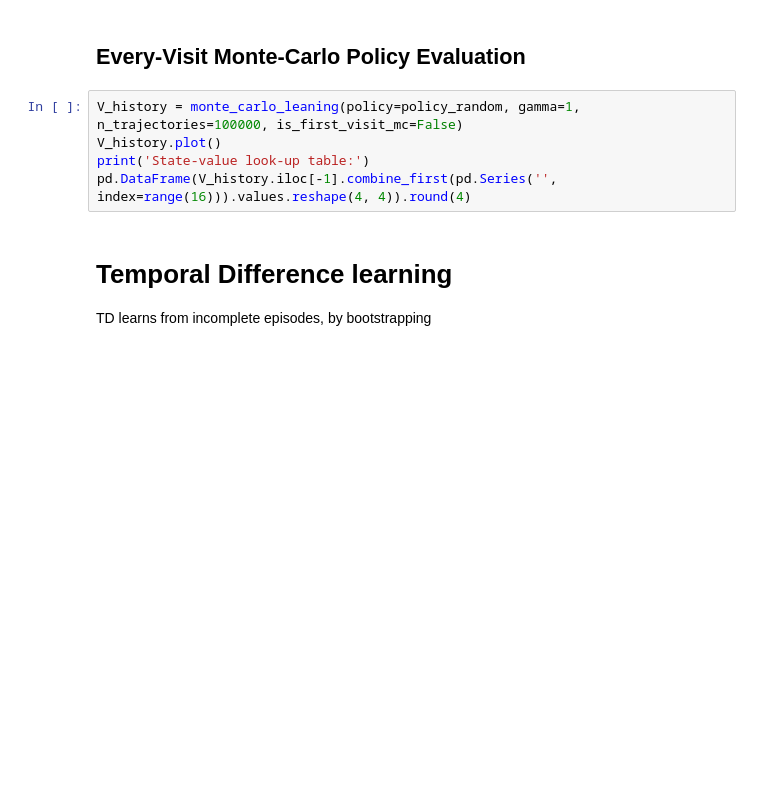
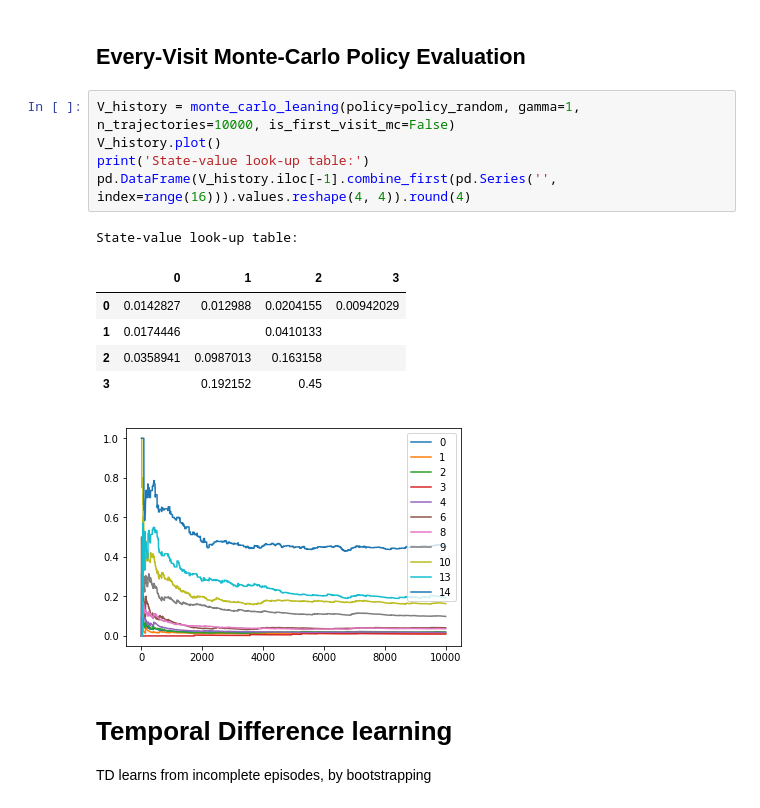
Before and after one commit to FedericoFontana/reinforcement-learning, a Jupyter notebook: notebooks/silver-lectures/lecture4-model-free-prediction.ipynb, the cells around one changed output. Drawn from its saved outputs; the diff is of its cells as text; blank space fills up the shorter version.

```diff
--- a/notebooks/silver-lectures/lecture4-model-free-prediction.ipynb
+++ b/notebooks/silver-lectures/lecture4-model-free-prediction.ipynb
@@ -110,10 +110,18 @@ State-value look-up table:
 # %% [markdown]
 ## Every-Visit Monte-Carlo Policy Evaluation
 # %%
-V_history = monte_carlo_leaning(policy=policy_random, gamma=1, n_trajectories=100000, is_first_visit_mc=False)
+V_history = monte_carlo_leaning(policy=policy_random, gamma=1, n_trajectories=10000, is_first_visit_mc=False)
 V_history.plot()
 print('State-value look-up table:')
 pd.DataFrame(V_history.iloc[-1].combine_first(pd.Series('', index=range(16))).values.reshape(4, 4)).round(4)
+# %% [output]
+State-value look-up table:
+|  | 0 | 1 | 2 | 3 |
+| 0 | 0.0142827 | 0.012988 | 0.0204155 | 0.00942029 |
+| 1 | 0.0174446 |  | 0.0410133 |  |
+| 2 | 0.0358941 | 0.0987013 | 0.163158 |  |
+| 3 |  | 0.192152 | 0.45 |  |
+[figure, added]
 # %% [markdown]
 # Temporal Difference learning
 TD learns from incomplete episodes, by bootstrapping
```
Also changed, not shown: parts of 3 cells of this notebook.
